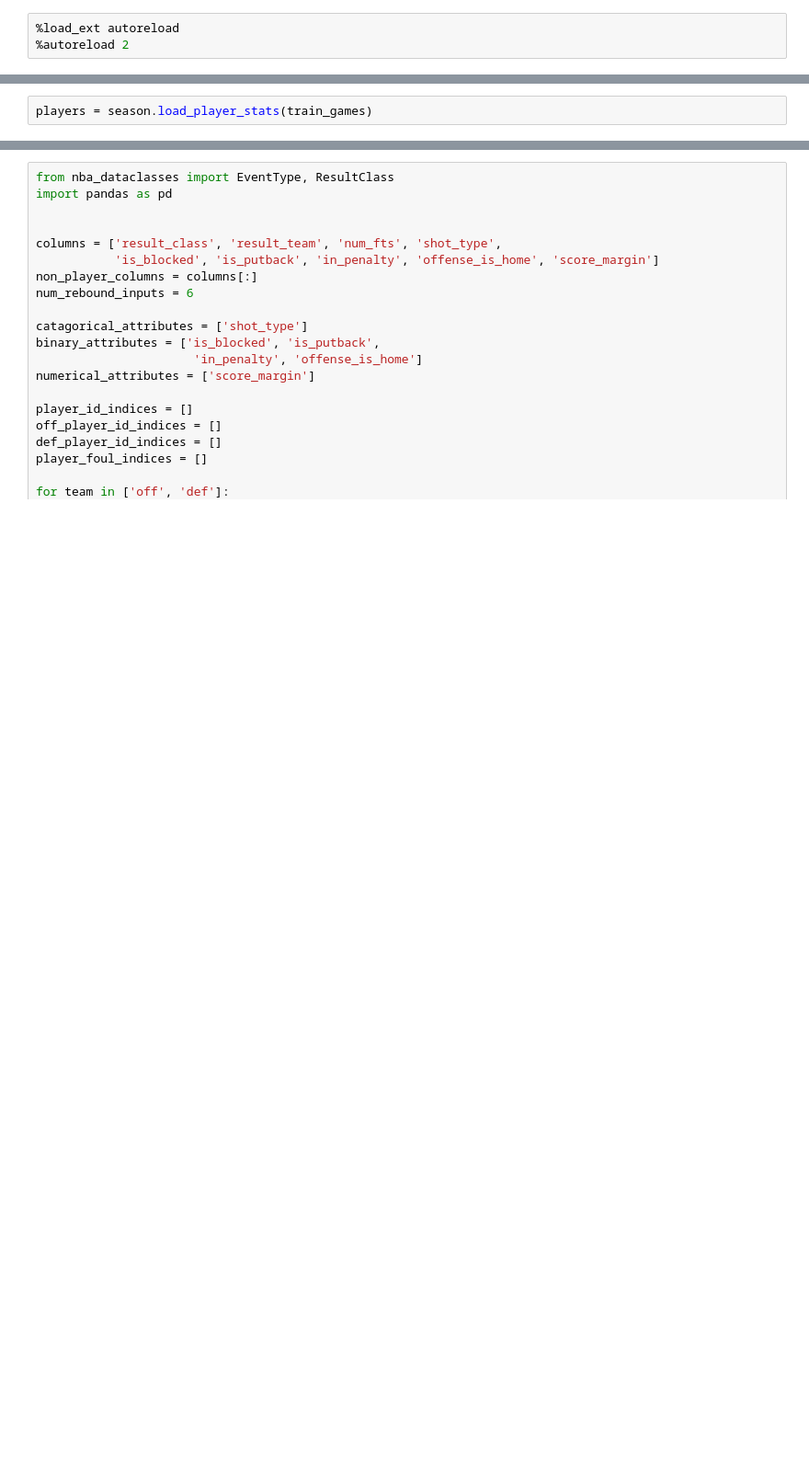
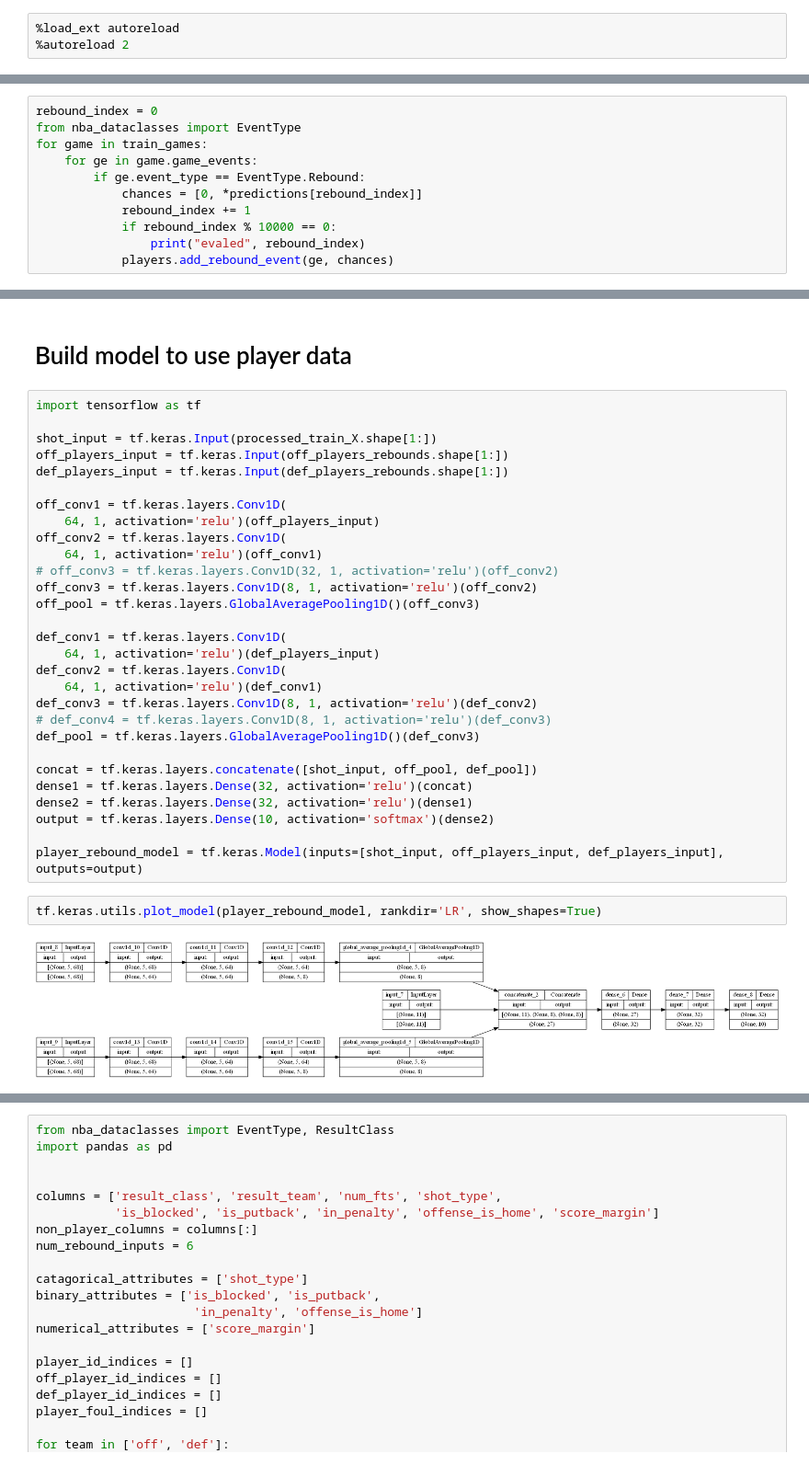
Before and after one commit to bahalbach/nbaproject, a Jupyter notebook: nbaproject/predict_rebounds.ipynb, the cells around one changed output, grey strips where cells are left out. Shown at 92% size. Saved outputs shown, nothing was run; the diff lists cells and outputs as text; blank space fills up the shorter version.

```diff
--- a/nbaproject/predict_rebounds.ipynb
+++ b/nbaproject/predict_rebounds.ipynb
@@ -30,2 +25,0 @@ also get player tracking data
-# %%
-players = season.load_player_stats(train_games)
@@ -38,0 +41,11 @@ Create train, test sets
+# %%
+rebound_index = 0
+from nba_dataclasses import EventType
+for game in train_games:
+    for ge in game.game_events:
+        if ge.event_type == EventType.Rebound:
+            chances = [0, *predictions[rebound_index]]
+            rebound_index += 1
+            if rebound_index % 10000 == 0:
+                print("evaled", rebound_index)
+            players.add_rebound_event(ge, chances)
@@ -38,0 +101,35 @@ Create train, test sets
+# %% [markdown]
+# Build model to use player data
+# %%
+import tensorflow as tf
+
+shot_input = tf.keras.Input(processed_train_X.shape[1:])
+off_players_input = tf.keras.Input(off_players_rebounds.shape[1:])
+def_players_input = tf.keras.Input(def_players_rebounds.shape[1:])
+
+off_conv1 = tf.keras.layers.Conv1D(
+    64, 1, activation='relu')(off_players_input)
+off_conv2 = tf.keras.layers.Conv1D(
+    64, 1, activation='relu')(off_conv1)
+# off_conv3 = tf.keras.layers.Conv1D(32, 1, activation='relu')(off_conv2)
+off_conv3 = tf.keras.layers.Conv1D(8, 1, activation='relu')(off_conv2)
+off_pool = tf.keras.layers.GlobalAveragePooling1D()(off_conv3)
+
+def_conv1 = tf.keras.layers.Conv1D(
+    64, 1, activation='relu')(def_players_input)
+def_conv2 = tf.keras.layers.Conv1D(
+    64, 1, activation='relu')(def_conv1)
+def_conv3 = tf.keras.layers.Conv1D(8, 1, activation='relu')(def_conv2)
+# def_conv4 = tf.keras.layers.Conv1D(8, 1, activation='relu')(def_conv3)
+def_pool = tf.keras.layers.GlobalAveragePooling1D()(def_conv3)
+
+concat = tf.keras.layers.concatenate([shot_input, off_pool, def_pool])
+dense1 = tf.keras.layers.Dense(32, activation='relu')(concat)
+dense2 = tf.keras.layers.Dense(32, activation='relu')(dense1)
+output = tf.keras.layers.Dense(10, activation='softmax')(dense2)
+
+player_rebound_model = tf.keras.Model(inputs=[shot_input, off_players_input, def_players_input], outputs=output)
+# %%
+tf.keras.utils.plot_model(player_rebound_model, rankdir='LR', show_shapes=True)
+# %% [output]
+[figure, added]
```
Also changed, not shown: parts of 33 cells of this notebook.
